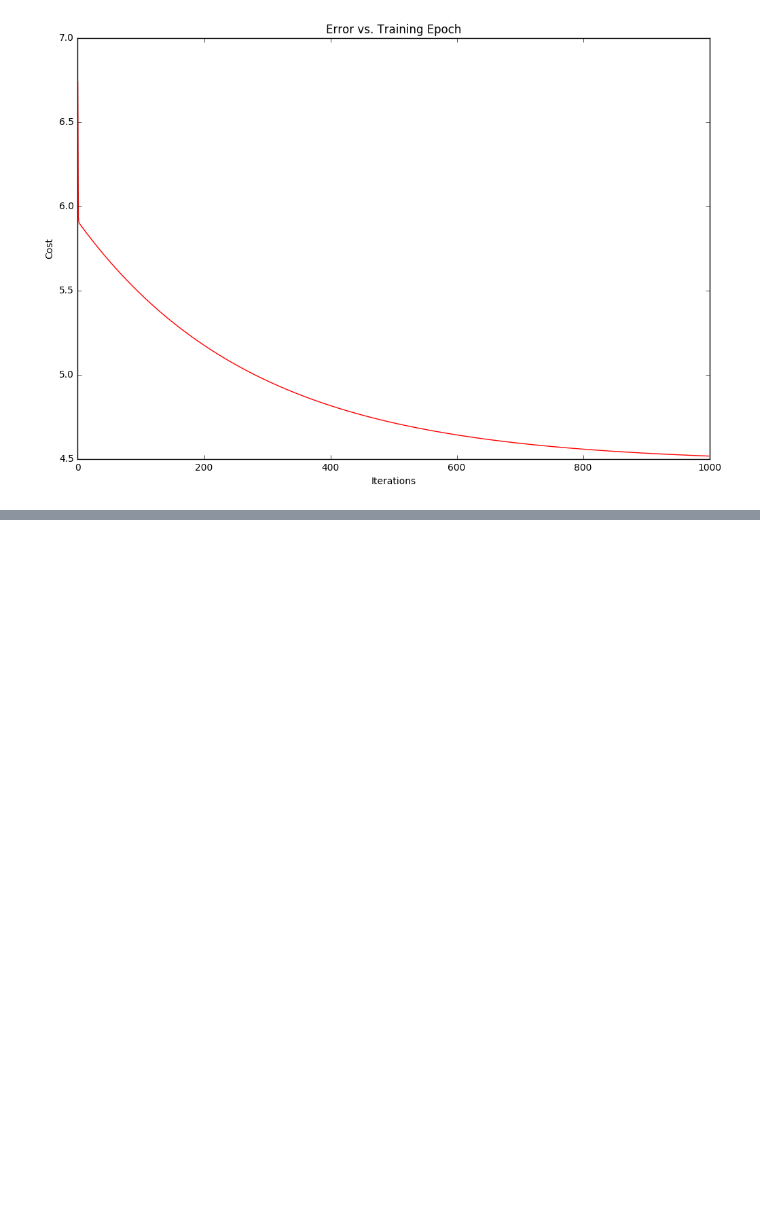
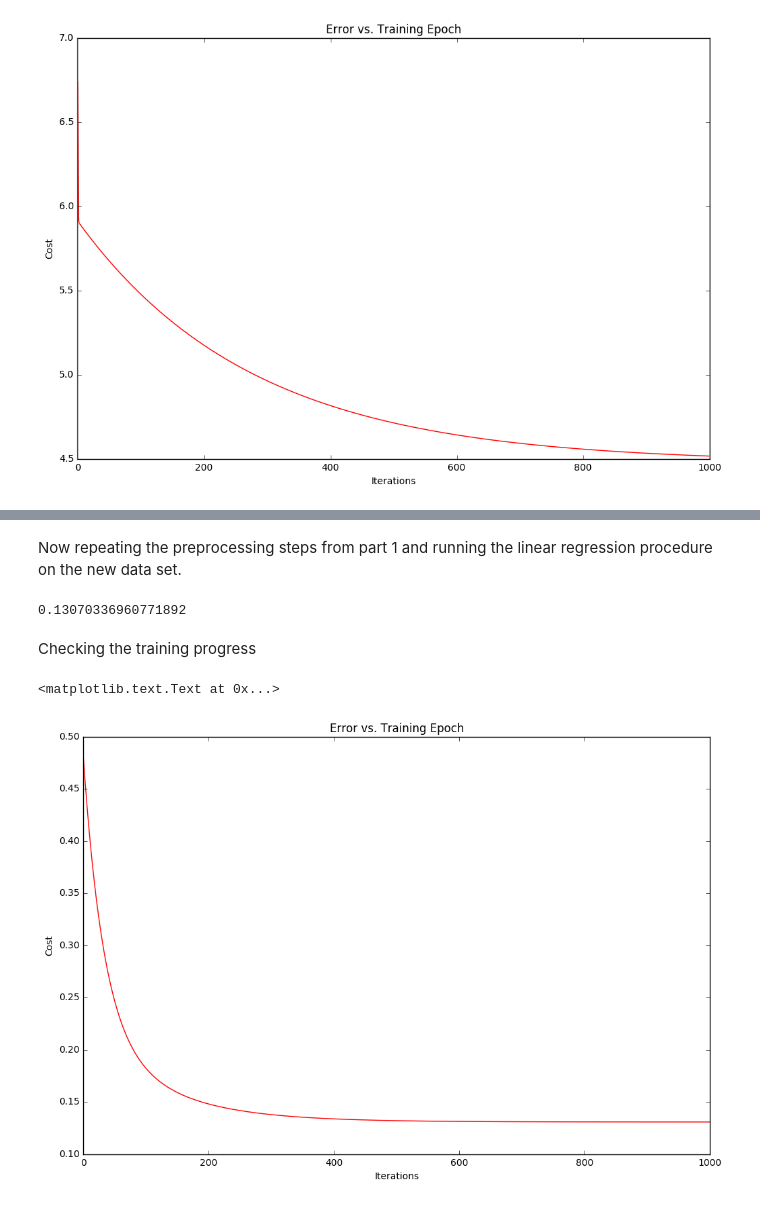
Before and after one commit to FreddyBruce/ipython-notebooks, a Jupyter notebook: notebooks/machine-learning/linear_regression.ipynb, the cells around one changed output, grey strips where cells are left out. Saved outputs shown, nothing was run; the diff lists cells and outputs as text; code cells hidden in the pictures; blank space fills up the shorter version.

Commit message:
Linear regression 2

```diff
--- a/notebooks/machine-learning/linear_regression.ipynb
+++ b/notebooks/machine-learning/linear_regression.ipynb
@@ -159,0 +160,4 @@ Now we will do linear regression on a housing price data set with 2 variables
+# %%
+path = os.getcwd() + '/data/linear_regression2.txt'
+data2 = pd.read_csv(path, header=None, names=[ 'Size', 'Bedrooms', 'Price'])
+data2.head()
@@ -159,0 +173,3 @@ Now we will do linear regression on a housing price data set with 2 variables
+# %%
+data2 = (data2 - data2.mean()) / data2.std()
+data2.head()
@@ -159,0 +183,34 @@ Now we will do linear regression on a housing price data set with 2 variables
+# %% [markdown]
+Now repeating the preprocessing steps from part 1 and running the linear regression procedure on the new data set.
+# %%
+# add ones column
+data2.insert(0, 'Ones', 1)
+
+# set x (training data) and y (target variable)
+cols = data2.shape[1]
+x2 = data2.iloc[:,0:cols-1]
+y2 = data2.iloc[:,cols-1:cols]
+
+# convert to matrices and initialize theta
+x2 = np.matrix(x2.values)
+y2 = np.matrix(y2.values)
+theta2 = np.matrix(np.array([0,0,0]))
+
+# perform linear regression on the data set
+g2, cost2 =gradientDescent(x2, y2, theta2, alpha, iters)
+
+# get the cost (error) of the model
+computeCost(x2, y2, g2)
+# %% [output]
+0.13070336960771892
+# %% [markdown]
+Checking the training progress
+# %%
+fig, ax= plt.subplots(figsize=(12,8))
+ax.plot(np.arange(iters), cost2, 'r')
+ax.set_xlabel('Iterations')
+ax.set_ylabel('Cost')
+ax.set_title('Error vs. Training Epoch')
+# %% [output]
+<matplotlib.text.Text at 0x...>
+[figure, added]
```
Also changed, not shown: parts of 8 cells of this notebook.
